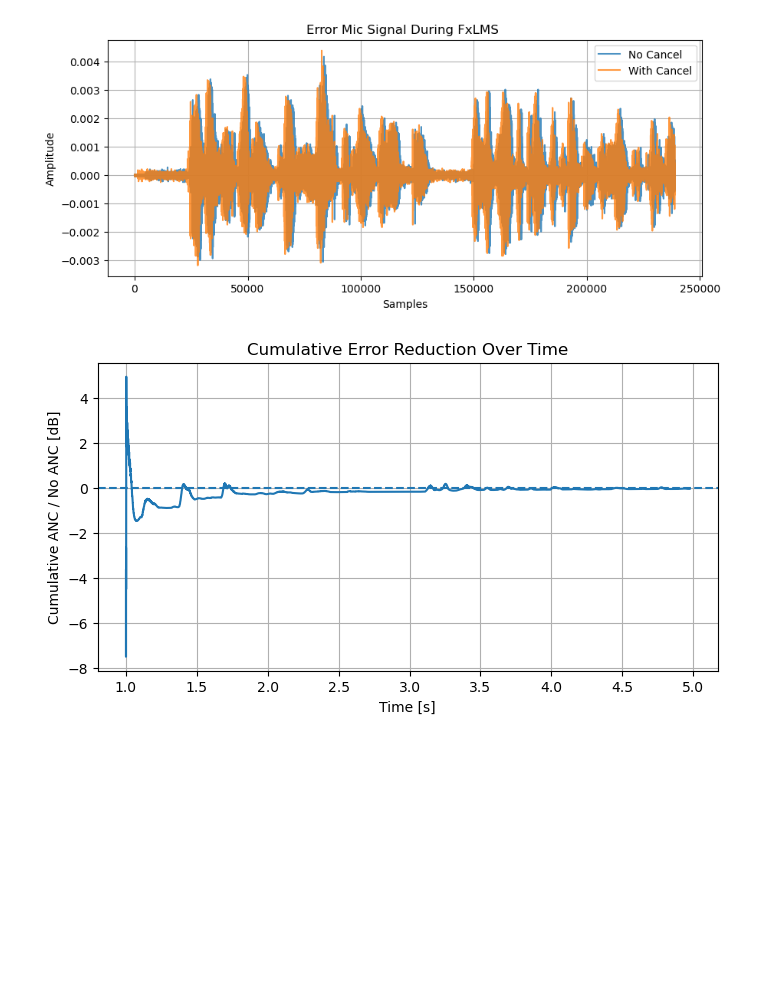
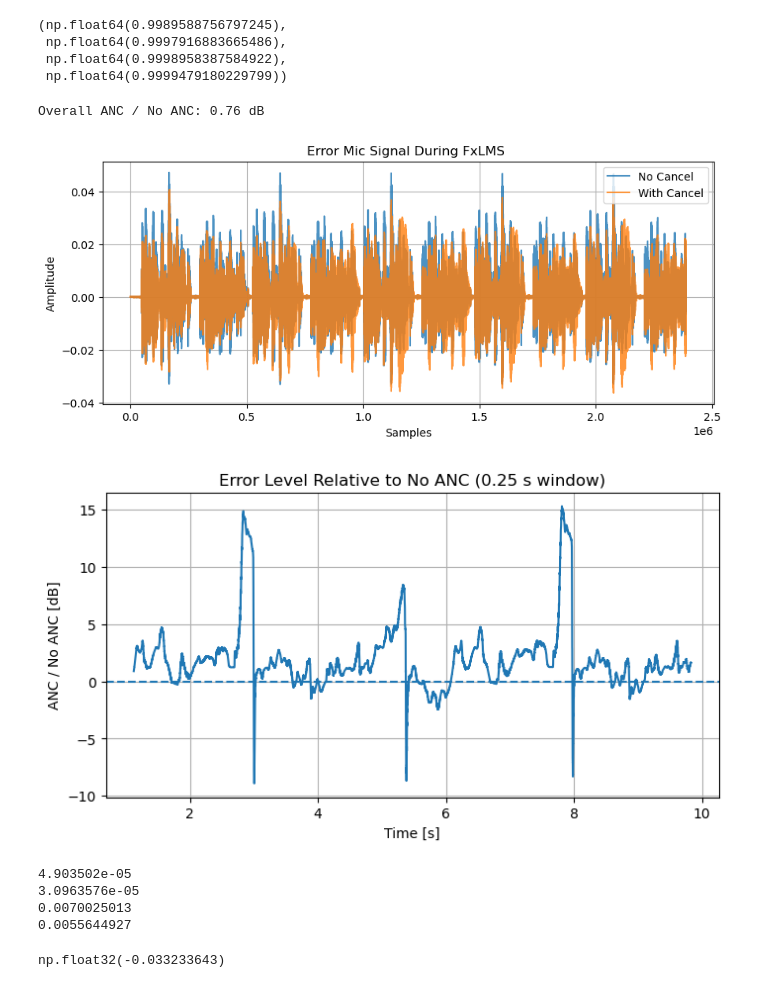
Before and after one commit to bowerirn/Reverb-Control, a Jupyter notebook: experiments/SHARC_cancel_test.ipynb, the cells around one changed output. Saved outputs shown, nothing was run; the diff lists cells and outputs as text; code cells hidden in the pictures; blank space fills up the shorter version.

```diff
--- a/experiments/SHARC_cancel_test.ipynb
+++ b/experiments/SHARC_cancel_test.ipynb
@@ -52,0 +258,10 @@ sharc.cancel(1)
+# %%
+def alpha(tau_ms):
+    return np.exp(-1000 / (fs * tau_ms))
+
+alpha(10), alpha(50), alpha(100), alpha(200)
+# %% [output]
+(np.float64(0.9989588756797245),
+ np.float64(0.9997916883665486),
+ np.float64(0.9998958387584922),
+ np.float64(0.9999479180229799))
@@ -53,9 +271,31 @@ sharc.cancel(1)
 # %%
+sharc.cancel(5)
 sharc.plot_error_mic()
-sharc.plot_cumulative_error_reduction()
+# sharc.plot_error_ratio()
 # %% [output]
+Overall ANC / No ANC: 0.76 dB
-[figure, old version]
+[figure, new version]
-[figure, removed]
+# %%
+sharc.plot_error_ratio()
+# %% [output]
+[figure, added]
+# %%
+err = sharc.error_log
+nc = sharc.no_cancels[sharc.n_repeats]
+
+print(np.mean(err**2))
+print(np.mean(nc**2))
+print(np.sqrt(np.mean(err**2)))
+print(np.sqrt(np.mean(nc**2)))
+# %% [output]
+4.903502e-05
+3.0963576e-05
+0.0070025013
+0.0055644927
+# %%
+nc.min()
+# %% [output]
+np.float32(-0.033233643)
 # %%
 sharc.cancel(2)
 sharc.plot_error_mic()
```
Also changed, not shown: parts of 15 cells of this notebook, 10 other files.
